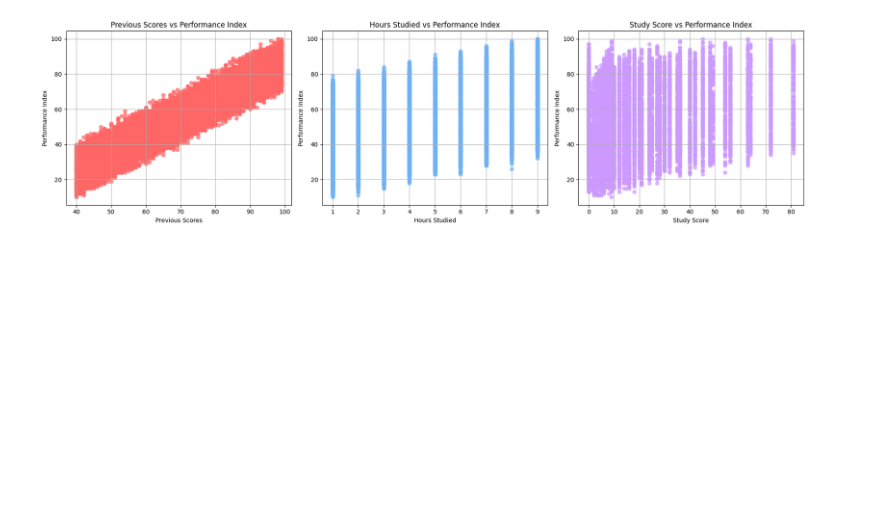
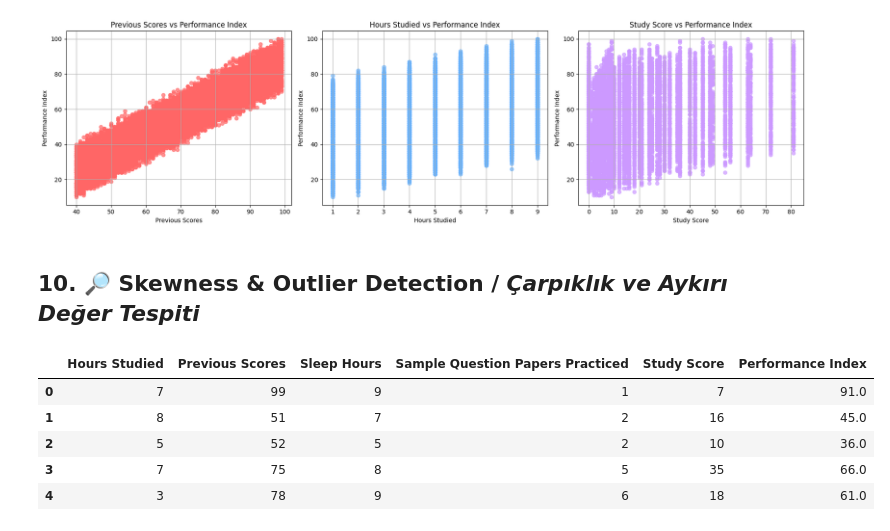
Before and after one commit to GorkemCin/Machine_Learning, a Jupyter notebook: Machine_Learning/supervised_ml/Multiple Linear Regression.ipynb, the cells around one changed output. Saved outputs shown, nothing was run; the diff lists cells and outputs as text; code cells hidden in the pictures; blank space fills up the shorter version.

```diff
--- a/Machine_Learning/supervised_ml/Multiple Linear Regression.ipynb
+++ b/Machine_Learning/supervised_ml/Multiple Linear Regression.ipynb
@@ -338,3 +342,16 @@ plt.tight_layout()
 plt.show()
 # %% [output]
 [figure]
+# %% [markdown]
+## 10. 🔎 **Skewness & Outlier Detection** / _Çarpıklık ve Aykırı Değer Tespiti_
+# %%
+# Multiple Regrasyon modelleme için gerekli sütunları içeren cdf veri seti oluşturulduk.
+cdf = student_df[['Hours Studied', 'Previous Scores', 'Sleep Hours', 'Sample Question Papers Practiced', 'Study Score', 'Performance Index']]
+cdf.head()
+# %% [output]
+|  | Hours Studied | Previous Scores | Sleep Hours | Sample Question Papers Practiced | Study Score | Performance Index |
+| 0 | 7 | 99 | 9 | 1 | 7 | 91.0 |
+| 1 | 8 | 51 | 7 | 2 | 16 | 45.0 |
+| 2 | 5 | 52 | 5 | 2 | 10 | 36.0 |
+| 3 | 7 | 75 | 8 | 5 | 35 | 66.0 |
+| 4 | 3 | 78 | 9 | 6 | 18 | 61.0 |
```
Also changed, not shown: parts of 10 cells of this notebook.
